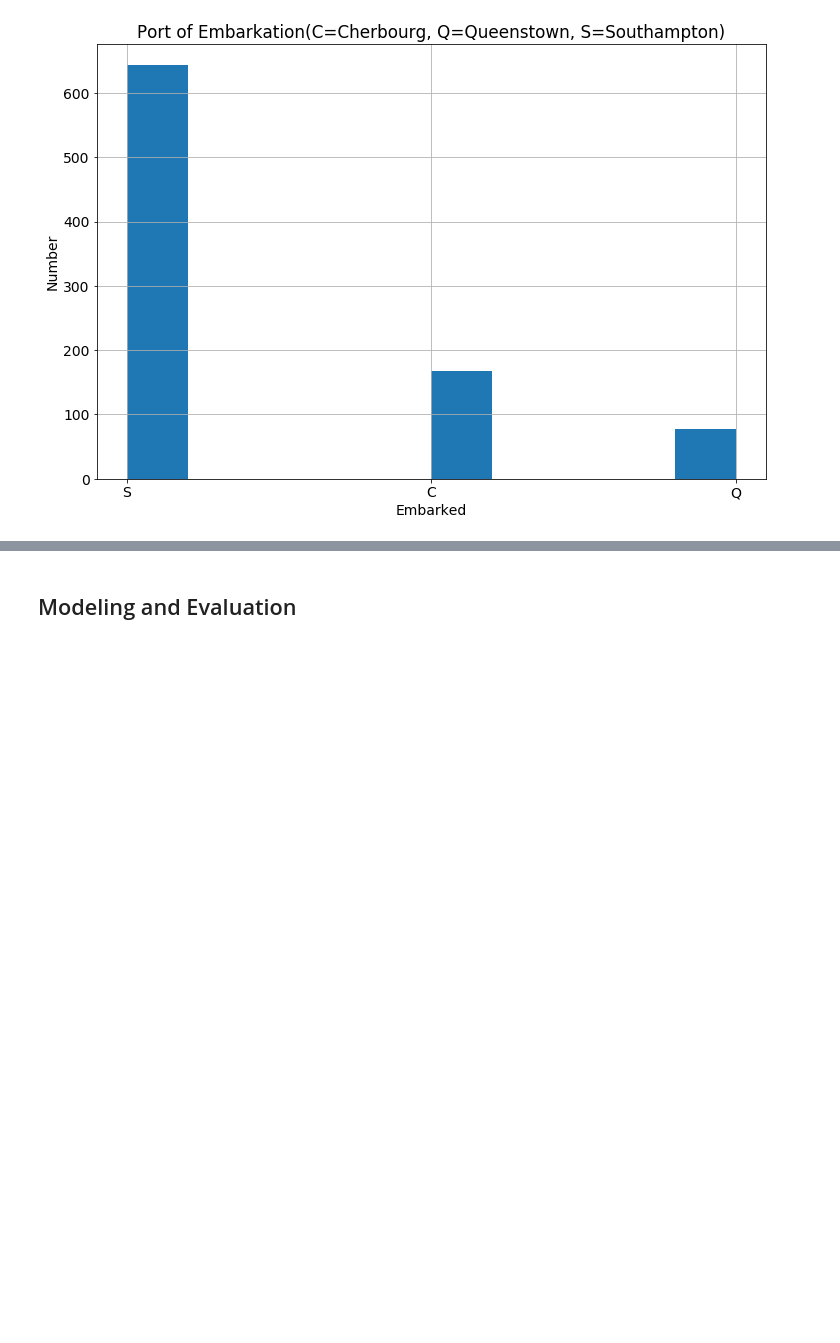
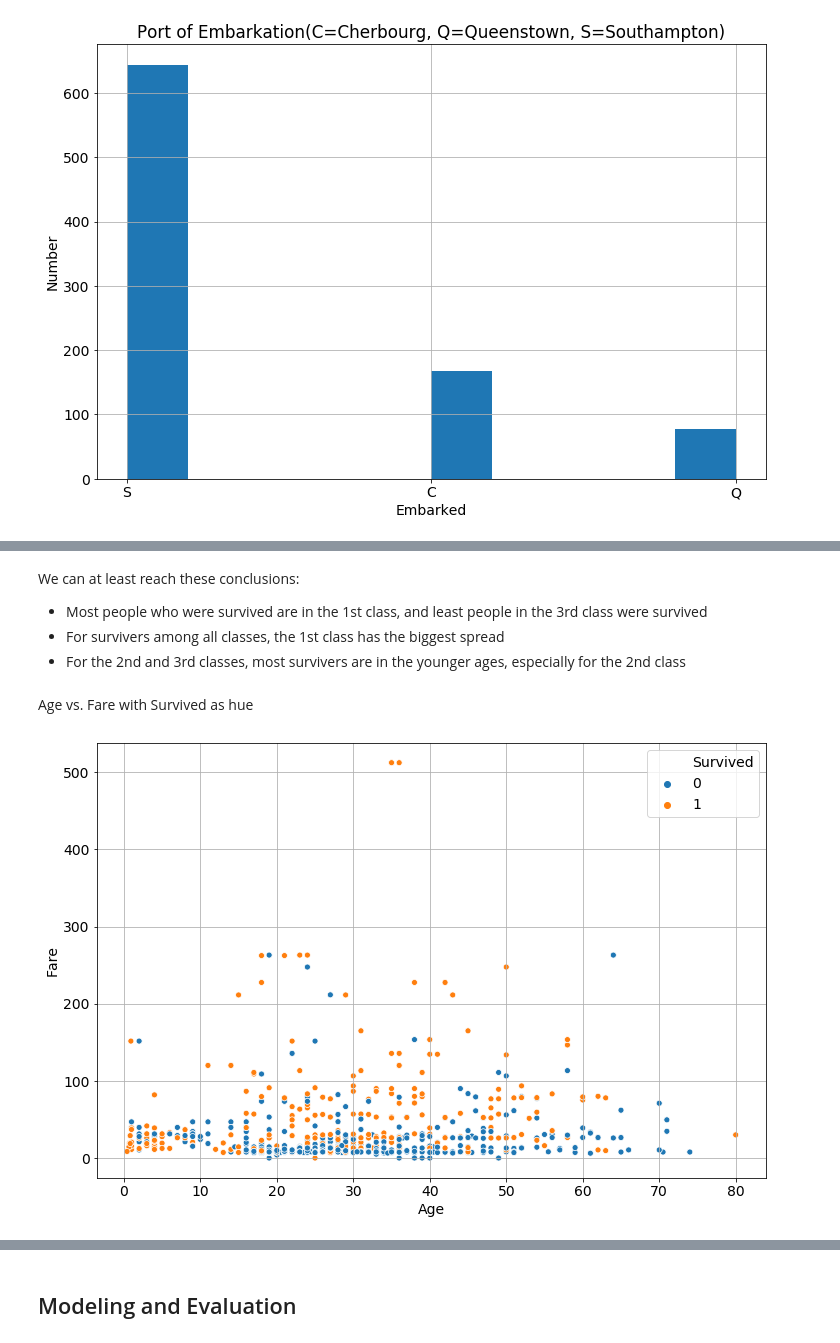
Before and after one commit to cyyeh/blog, a Jupyter notebook: _notebooks/2020-03-31-kaggle-titanic.ipynb, the cells around one changed output, grey strips where cells are left out. Cells and saved outputs as stored; diff of their text form; code cells hidden in the pictures; blank space fills up the shorter version.

```diff
--- a/_notebooks/2020-03-31-kaggle-titanic.ipynb
+++ b/_notebooks/2020-03-31-kaggle-titanic.ipynb
@@ -318,0 +373,16 @@ plt.hist(train_df['Embarked'].dropna());
+# %% [markdown]
+We can at least reach these conclusions:
+- Most people who were survived are in the 1st class, and least people in the 3rd class were survived
+- For survivers among all classes, the 1st class has the biggest spread
+- For the 2nd and 3rd classes, most survivers are in the younger ages, especially for the 2nd class
+# %% [markdown]
+Age vs. Fare with Survived as hue
+# %%
+#collapse-hide
+xlabel='Age'
+ylabel='Fare'
+plt.figure(figsize=(12, 8));
+ax = sns.scatterplot(x='Age', y='Fare', hue='Survived', data=train_df);
+set_seaborn_plot_style(ax, xlabel, ylabel);
+# %% [output]
+[figure, added]
```
Also changed, not shown: parts of 15 cells of this notebook.
